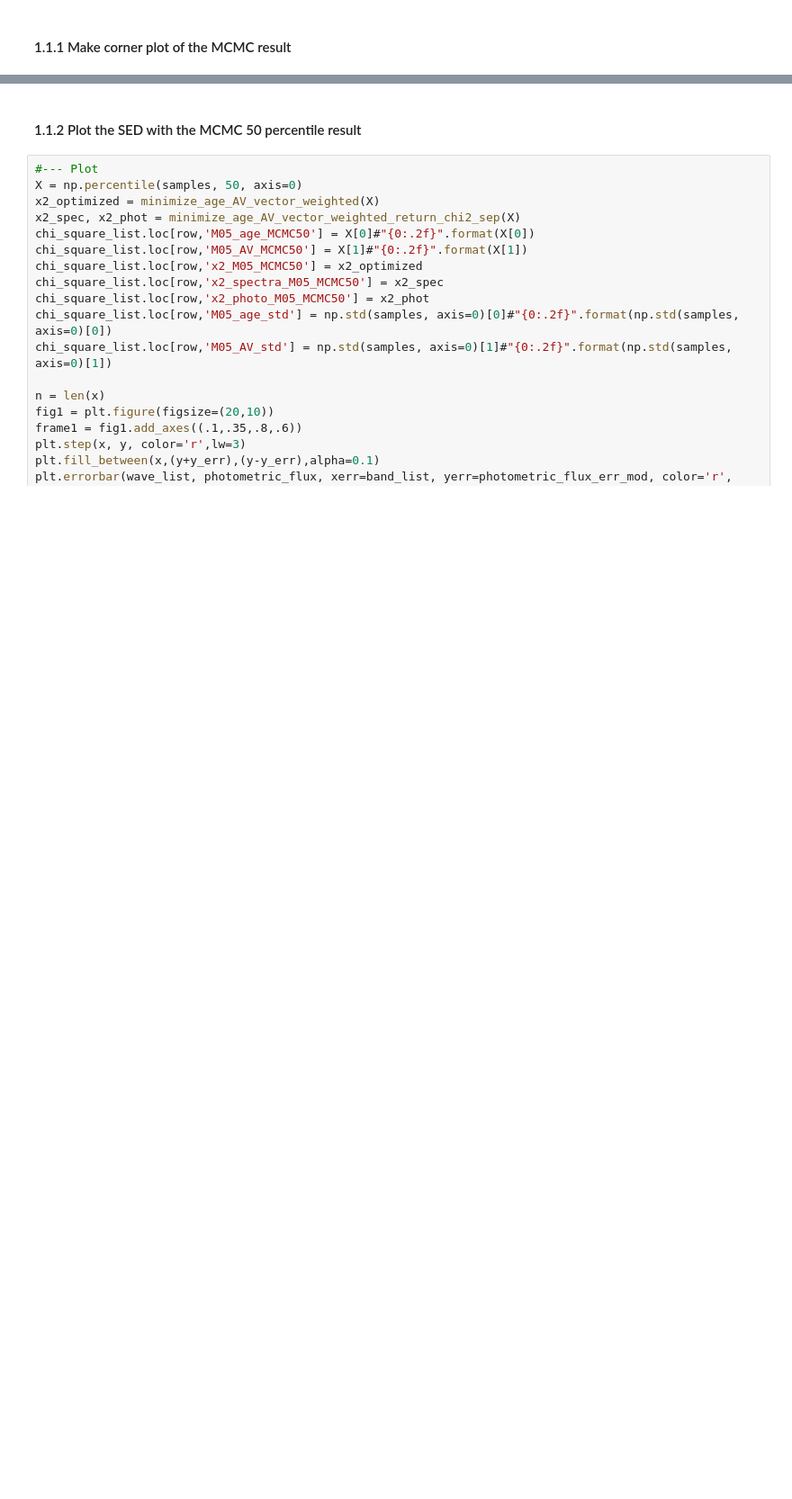
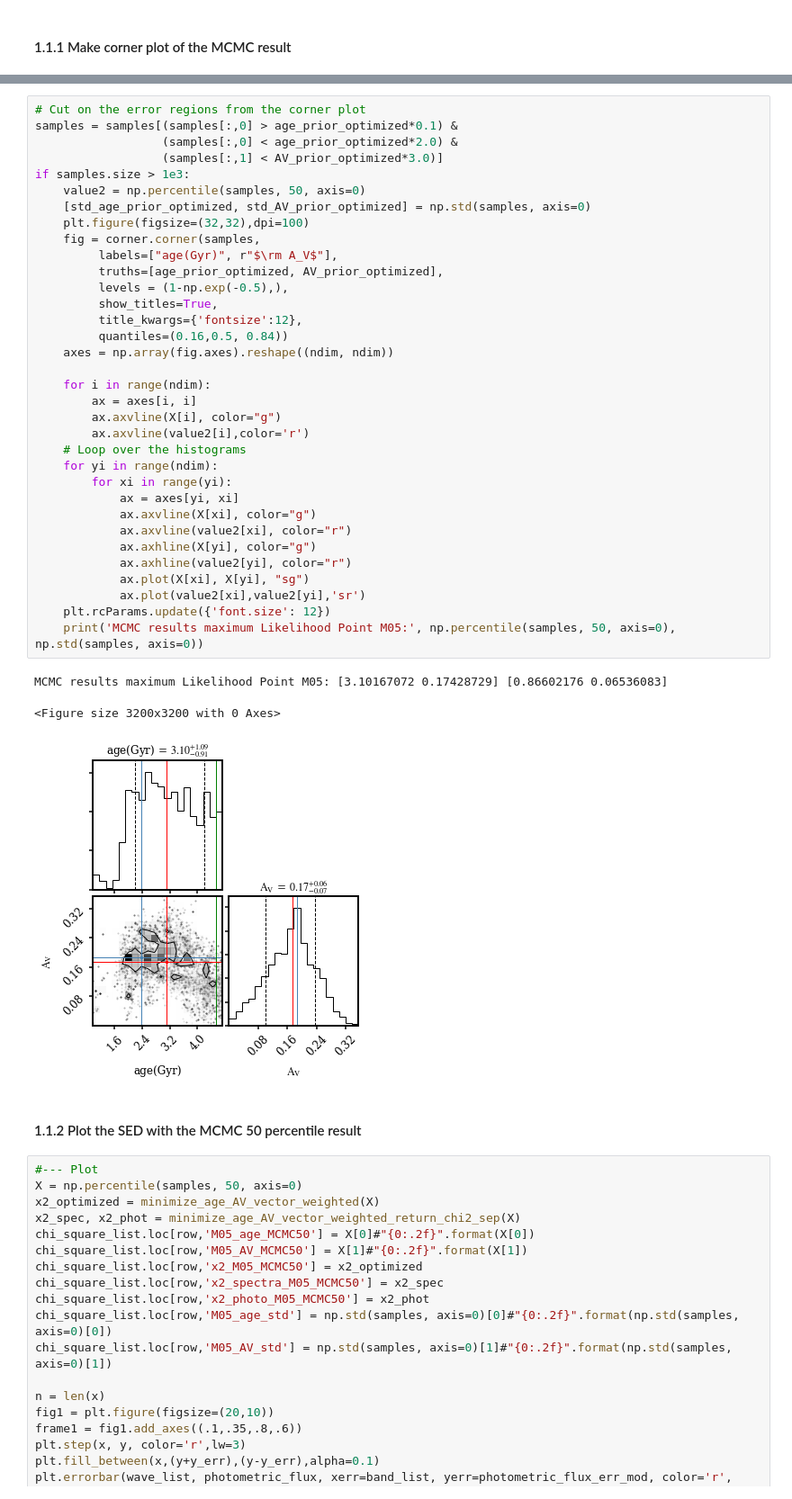
Before and after one commit to ywis/TAPS, a Jupyter notebook: examples/1. COSMOS_reduce_example_17321.ipynb, the cells around one changed output, grey strips where cells are left out. Shown at 90% size. Saved outputs shown, nothing was run; the diff lists cells and outputs as text; blank space fills up the shorter version.

```diff
--- a/examples/COSMOS_reduce_example.ipynb
+++ b/examples/1. COSMOS_reduce_example_17321.ipynb
@@ -2113,3 +2109,41 @@ MCMC results maximum Likelihood Point M05: [3.02478335 0.16337938] [0.86677742 0
+# %%
+# Cut on the error regions from the corner plot
+samples = samples[(samples[:,0] > age_prior_optimized*0.1) &
+                  (samples[:,0] < age_prior_optimized*2.0) &
+                  (samples[:,1] < AV_prior_optimized*3.0)]
+if samples.size > 1e3:
+    value2 = np.percentile(samples, 50, axis=0)
+    [std_age_prior_optimized, std_AV_prior_optimized] = np.std(samples, axis=0)
+    plt.figure(figsize=(32,32),dpi=100)
+    fig = corner.corner(samples,
+         labels=["age(Gyr)", r"$\rm A_V$"],
+         truths=[age_prior_optimized, AV_prior_optimized],
+         levels = (1-np.exp(-0.5),),
+         show_titles=True,
+         title_kwargs={'fontsize':12},
+         quantiles=(0.16,0.5, 0.84))
+    axes = np.array(fig.axes).reshape((ndim, ndim))
+
+    for i in range(ndim):
+        ax = axes[i, i]
+        ax.axvline(X[i], color="g")
+        ax.axvline(value2[i],color='r')
+    # Loop over the histograms
+    for yi in range(ndim):
+        for xi in range(yi):
+            ax = axes[yi, xi]
+            ax.axvline(X[xi], color="g")
+            ax.axvline(value2[xi], color="r")
+            ax.axhline(X[yi], color="g")
+            ax.axhline(value2[yi], color="r")
+            ax.plot(X[xi], X[yi], "sg")
+            ax.plot(value2[xi],value2[yi],'sr')
+    plt.rcParams.update({'font.size': 12})
+    print('MCMC results maximum Likelihood Point M05:', np.percentile(samples, 50, axis=0), np.std(samples, axis=0))
+# %% [output]
+MCMC results maximum Likelihood Point M05: [3.10167072 0.17428729] [0.86602176 0.06536083]
+<Figure size 3200x3200 with 0 Axes>
+[figure, added]
 # %% [markdown]
 #### 1.1.2 Plot the SED with the MCMC 50 percentile result
 # %%
```
Also changed, not shown: parts of 13 cells of this notebook, 1 other file.
